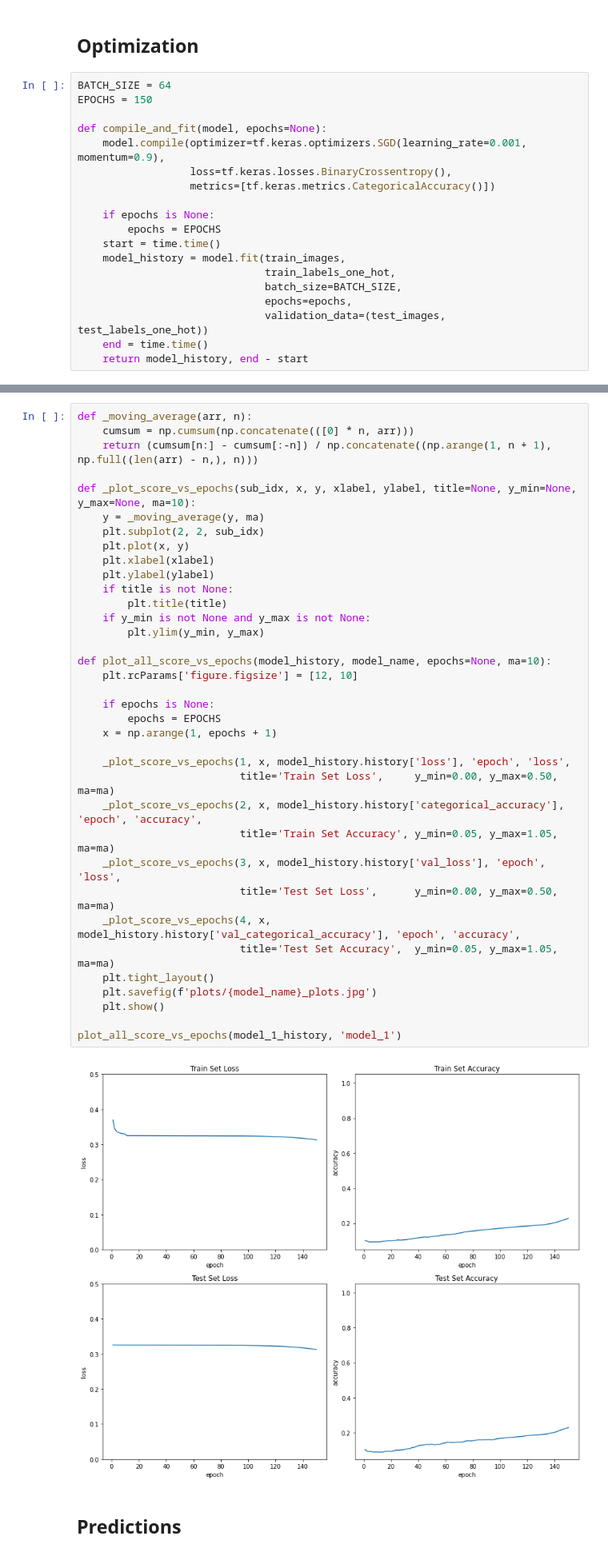
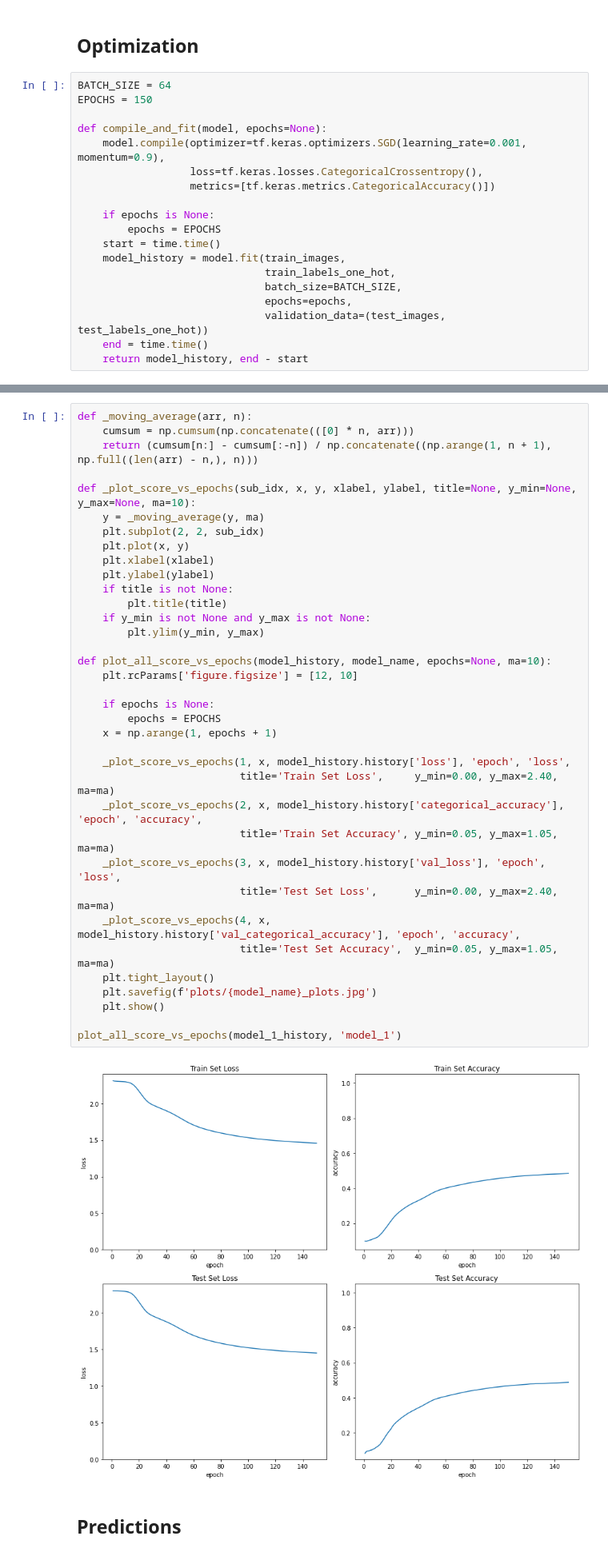
Before and after one commit to MatiXOfficial/pattern-recognition-techniques, a Jupyter notebook: lab3/lab3.ipynb, the cells around one changed output, grey strips where cells are left out. Shown: that part at 80% size. Saved outputs shown, nothing was run; the diff lists cells and outputs as text.

Commit message:
Fixed Crossentropy

```diff
--- a/lab3/lab3.ipynb
+++ b/lab3/lab3.ipynb
@@ -83,7 +83,7 @@ EPOCHS = 150
 
 def compile_and_fit(model, epochs=None):
     model.compile(optimizer=tf.keras.optimizers.SGD(learning_rate=0.001, momentum=0.9),
-                  loss=tf.keras.losses.BinaryCrossentropy(),
+                  loss=tf.keras.losses.CategoricalCrossentropy(),
                   metrics=[tf.keras.metrics.CategoricalAccuracy()])
 
     if epochs is None:
@@ -130,36 +130,36 @@ def _moving_average(arr, n):
 def _plot_score_vs_epochs(sub_idx, x, y, xlabel, ylabel, title=None, y_min=None, y_max=None, ma=10):
     y = _moving_average(y, ma)
     plt.subplot(2, 2, sub_idx)
     plt.plot(x, y)
     plt.xlabel(xlabel)
     plt.ylabel(ylabel)
     if title is not None:
         plt.title(title)
     if y_min is not None and y_max is not None:
         plt.ylim(y_min, y_max)
 
 def plot_all_score_vs_epochs(model_history, model_name, epochs=None, ma=10):
     plt.rcParams['figure.figsize'] = [12, 10]
 
     if epochs is None:
         epochs = EPOCHS
     x = np.arange(1, epochs + 1)
 
     _plot_score_vs_epochs(1, x, model_history.history['loss'], 'epoch', 'loss',
-                          title='Train Set Loss',     y_min=0.00, y_max=0.50, ma=ma)
+                          title='Train Set Loss',     y_min=0.00, y_max=2.40, ma=ma)
     _plot_score_vs_epochs(2, x, model_history.history['categorical_accuracy'], 'epoch', 'accuracy',
                           title='Train Set Accuracy', y_min=0.05, y_max=1.05, ma=ma)
     _plot_score_vs_epochs(3, x, model_history.history['val_loss'], 'epoch', 'loss',
-                          title='Test Set Loss',      y_min=0.00, y_max=0.50, ma=ma)
+                          title='Test Set Loss',      y_min=0.00, y_max=2.40, ma=ma)
     _plot_score_vs_epochs(4, x, model_history.history['val_categorical_accuracy'], 'epoch', 'accuracy',
                           title='Test Set Accuracy',  y_min=0.05, y_max=1.05, ma=ma)
     plt.tight_layout()
     plt.savefig(f'plots/{model_name}_plots.jpg')
     plt.show()
 
 plot_all_score_vs_epochs(model_1_history, 'model_1')
 # %% [output]
-[figure, old version]
+[figure, new version]
 # %% [markdown]
 ## Predictions
 # %%
```
Also changed, not shown: parts of 19 cells of this notebook, 8 other files.
